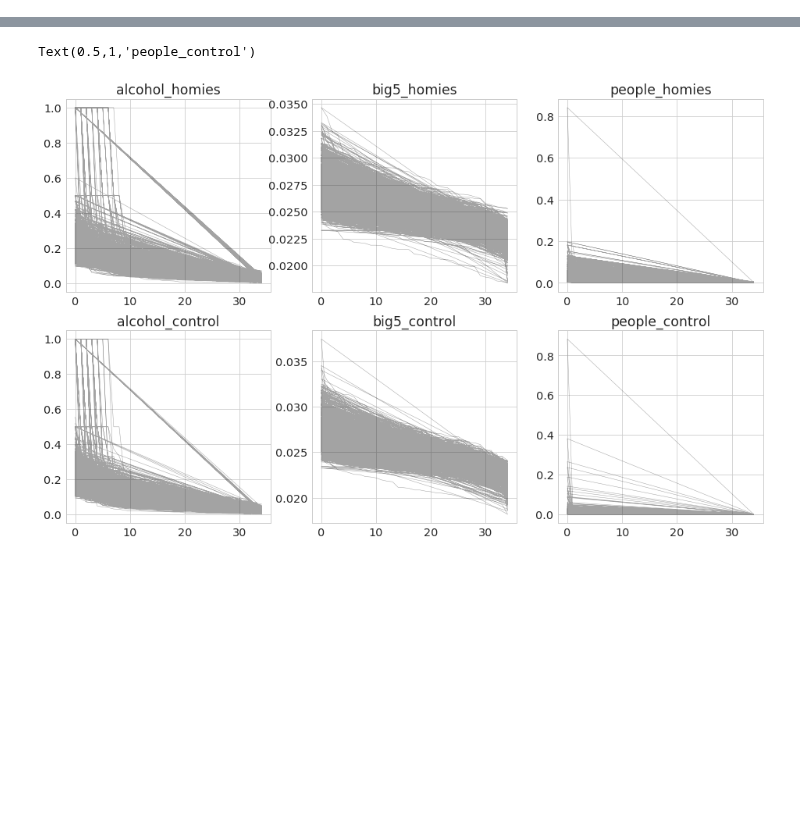
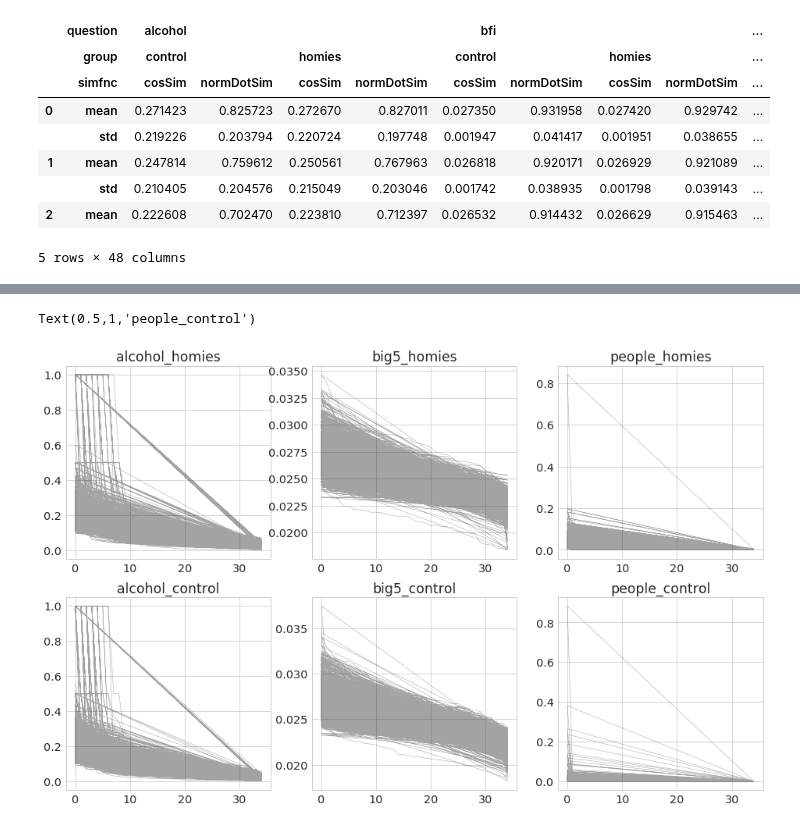
Before and after one commit to AllanLRH/master_thesis, a Jupyter notebook: morequestions/bluetooth_graph_analysis.ipynb, the cells around one changed output, grey strips where cells are left out. Saved outputs shown, nothing was run; the diff lists cells and outputs as text; code cells hidden in the pictures; blank space fills up the shorter version.

```diff
--- a/morequestions/bluetooth_graph_analysis.ipynb
+++ b/morequestions/bluetooth_graph_analysis.ipynb
@@ -46,0 +49,12 @@ df_people = pd.concat(people)
+# %%
+dfc.head()
+# %% [output]
+|  | question | alcohol |  |  |  | bfi |  |  |  | ... |
+|  | group | control |  | homies |  | control |  | homies |  | ... |
+|  | simfnc | cosSim | normDotSim | cosSim | normDotSim | cosSim | normDotSim | cosSim | normDotSim | ... |
+| 0 | mean | 0.271423 | 0.825723 | 0.272670 | 0.827011 | 0.027350 | 0.931958 | 0.027420 | 0.929742 | ... |
+|  | std | 0.219226 | 0.203794 | 0.220724 | 0.197748 | 0.001947 | 0.041417 | 0.001951 | 0.038655 | ... |
+| 1 | mean | 0.247814 | 0.759612 | 0.250561 | 0.767963 | 0.026818 | 0.920171 | 0.026929 | 0.921089 | ... |
+|  | std | 0.210405 | 0.204576 | 0.215049 | 0.203046 | 0.001742 | 0.038935 | 0.001798 | 0.039143 | ... |
+| 2 | mean | 0.222608 | 0.702470 | 0.223810 | 0.712397 | 0.026532 | 0.914432 | 0.026629 | 0.915463 | ... |
+5 rows × 48 columns
```
Also changed, not shown: parts of 7 cells of this notebook.
